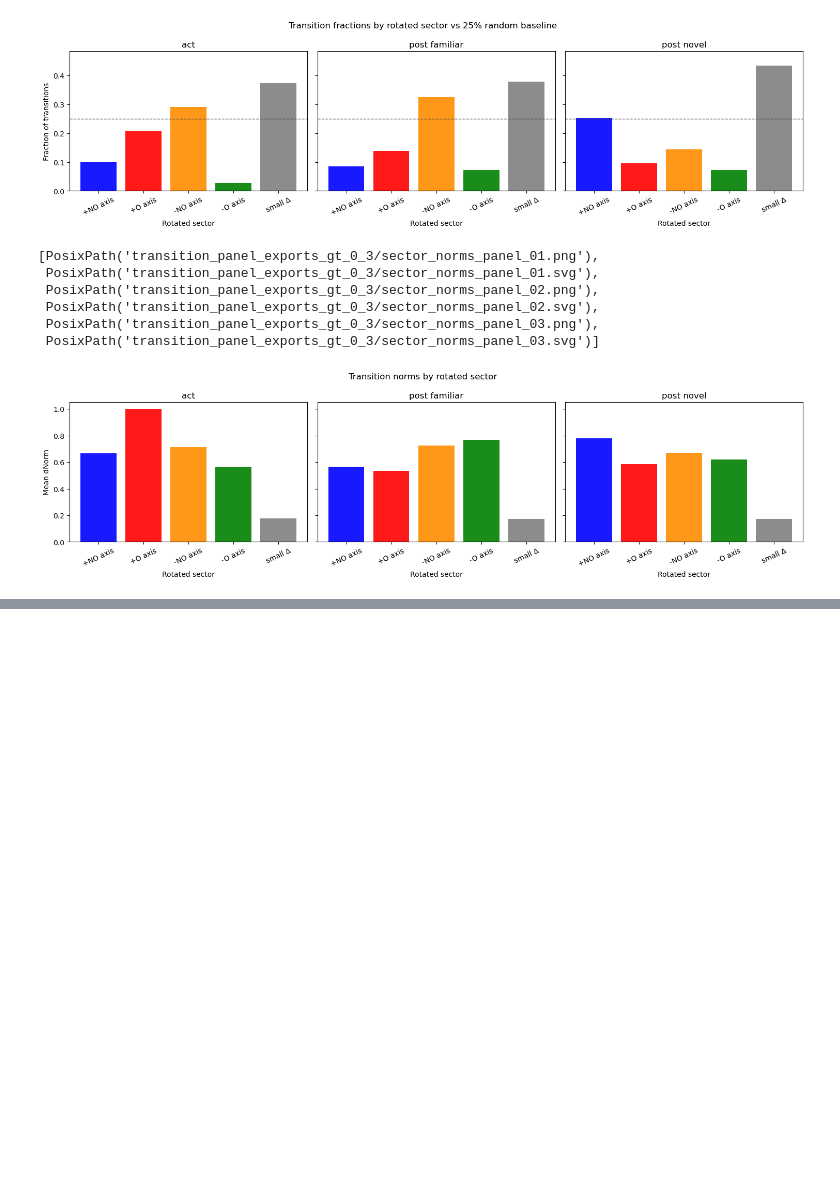
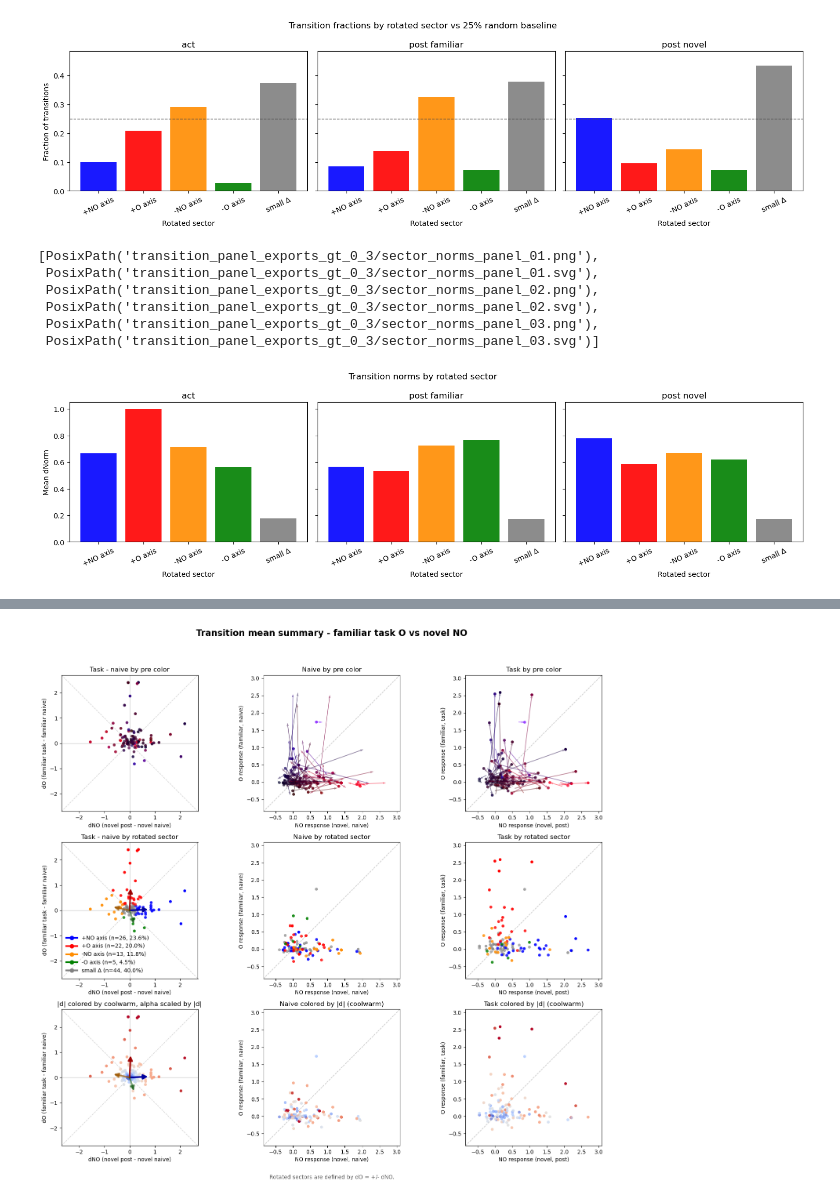
Before and after one commit to matushalak/context-contrasting, a Jupyter notebook: context_contrasting/data_analysis/transitions>threshold.ipynb, the cells around one changed output, grey strips where cells are left out. Saved outputs shown, nothing was run; the diff lists cells and outputs as text; code cells hidden in the pictures; blank space fills up the shorter version.

```diff
--- a/context_contrasting/data_analysis/transitions>threshold.ipynb
+++ b/context_contrasting/data_analysis/transitions>threshold.ipynb
@@ -227,3 +230,102 @@ fraction_panel_paths
  PosixPath('transition_panel_exports_gt_0_3/sector_norms_panel_03.png'),
  PosixPath('transition_panel_exports_gt_0_3/sector_norms_panel_03.svg')]
 [figure]
+# %%
+import numpy as np
+
+
+def build_novel_no_familiar_o_summary(novel_summary, familiar_summary, *, target_label, threshold):
+    summary = (
+        novel_summary[["neuron_idx", "NO_Pre", "NO_Target"]]
+        .merge(
+            familiar_summary[["neuron_idx", "O_Pre", "O_Target"]],
+            on="neuron_idx",
+            how="inner",
+        )
+        .dropna(subset=["NO_Pre", "O_Pre", "NO_Target", "O_Target"])
+        .copy()
+    )
+    summary["dNO"] = summary["NO_Target"] - summary["NO_Pre"]
+    summary["dO"] = summary["O_Target"] - summary["O_Pre"]
+    summary["dNorm"] = np.hypot(summary["dNO"].to_numpy(dtype=float), summary["dO"].to_numpy(dtype=float))
+    summary["log_dNorm"] = np.log(summary["dNorm"] + th.LOG_NORM_EPS)
+    summary = th.add_direction_columns(summary)
+    summary = th.assign_rotated_sectors(summary, threshold=threshold)
+    summary.attrs["pre_stage"] = "Naive"
+    summary.attrs["target_stage"] = target_label
+    summary.attrs["image_group"] = "novel NO vs familiar O"
+    summary.attrs["transition"] = f"novel_no_familiar_o_{target_label.lower()}"
+    return summary
+
+
+def label_novel_no_familiar_o_summary(fig, *, target_label):
+    axes = fig.axes
+    target_lower = target_label.lower()
+
+    for ax in (axes[0], axes[3], axes[6]):
+        ax.set_xlabel("dNO (novel post - novel naive)")
+        ax.set_ylabel(f"dO (familiar {target_lower} - familiar naive)")
+    for ax in (axes[1], axes[4], axes[7]):
+        ax.set_xlabel("NO response (novel, naive)")
+        ax.set_ylabel("O response (familiar, naive)")
+    for ax in (axes[2], axes[5], axes[8]):
+        ax.set_xlabel("NO response (novel, post)")
+        ax.set_ylabel(f"O response (familiar, {target_lower})")
+
+    axes[0].set_title(f"{target_label} - naive by pre color")
+    axes[1].set_title("Naive by pre color")
+    axes[2].set_title(f"{target_label} by pre color")
+    axes[3].set_title(f"{target_label} - naive by rotated sector")
+    axes[4].set_title("Naive by rotated sector")
+    axes[5].set_title(f"{target_label} by rotated sector")
+    axes[6].set_title("|d| colored by coolwarm, alpha scaled by |d|")
+    axes[7].set_title("Naive colored by |d| (coolwarm)")
+    axes[8].set_title(f"{target_label} colored by |d| (coolwarm)")
+    fig.tight_layout(rect=[0, 0.05, 1, 0.95])
+
+
+familiar_task_o_vs_novel_no_mean = build_novel_no_familiar_o_summary(
+    post_novel_mean,
+    act_mean,
+    target_label="Task",
+    threshold=threshold,
+)
+familiar_expert_o_vs_novel_no_mean = build_novel_no_familiar_o_summary(
+    post_novel_mean,
+    post_familiar_mean,
+    target_label="Expert",
+    threshold=threshold,
+)
+
+mixed_response_lims = compute_response_limits(
+    familiar_task_o_vs_novel_no_mean,
+    familiar_expert_o_vs_novel_no_mean,
+)
+mixed_shift_lims = compute_shift_limits(
+    familiar_task_o_vs_novel_no_mean,
+    familiar_expert_o_vs_novel_no_mean,
+)
+
+fig_task_o_vs_novel_no = plot_mean_transition_summary(
+    familiar_task_o_vs_novel_no_mean,
+    title="Transition mean summary - familiar task O vs novel NO",
+    start_label="Naive",
+    end_label="Task",
+    response_lims=mixed_response_lims,
+    shift_lims=mixed_shift_lims,
+    style=PLOT_STYLE,
+)
+label_novel_no_familiar_o_summary(fig_task_o_vs_novel_no, target_label="Task")
+
+task_o_vs_novel_no_panel_paths = export_figure_panels(
+    fig_task_o_vs_novel_no,
+    PANEL_EXPORT_DIR,
+    "familiar_task_occluded_vs_novel_nonoccluded_mean",
+)
+task_o_vs_novel_no_sector_legend_paths = th.save_rotated_sector_unit_legend(
+    familiar_task_o_vs_novel_no_mean,
+    PANEL_EXPORT_DIR / "familiar_task_occluded_vs_novel_nonoccluded_mean_sector_legend.png",
+    label_fontsize=25
+)
+task_o_vs_novel_no_panel_paths + task_o_vs_novel_no_sector_legend_paths
+# %% [output]
@@ -229,0 +352 @@ fraction_panel_paths
+[figure, added]
```
Also changed, not shown: parts of 5 cells of this notebook, 31 other files.
